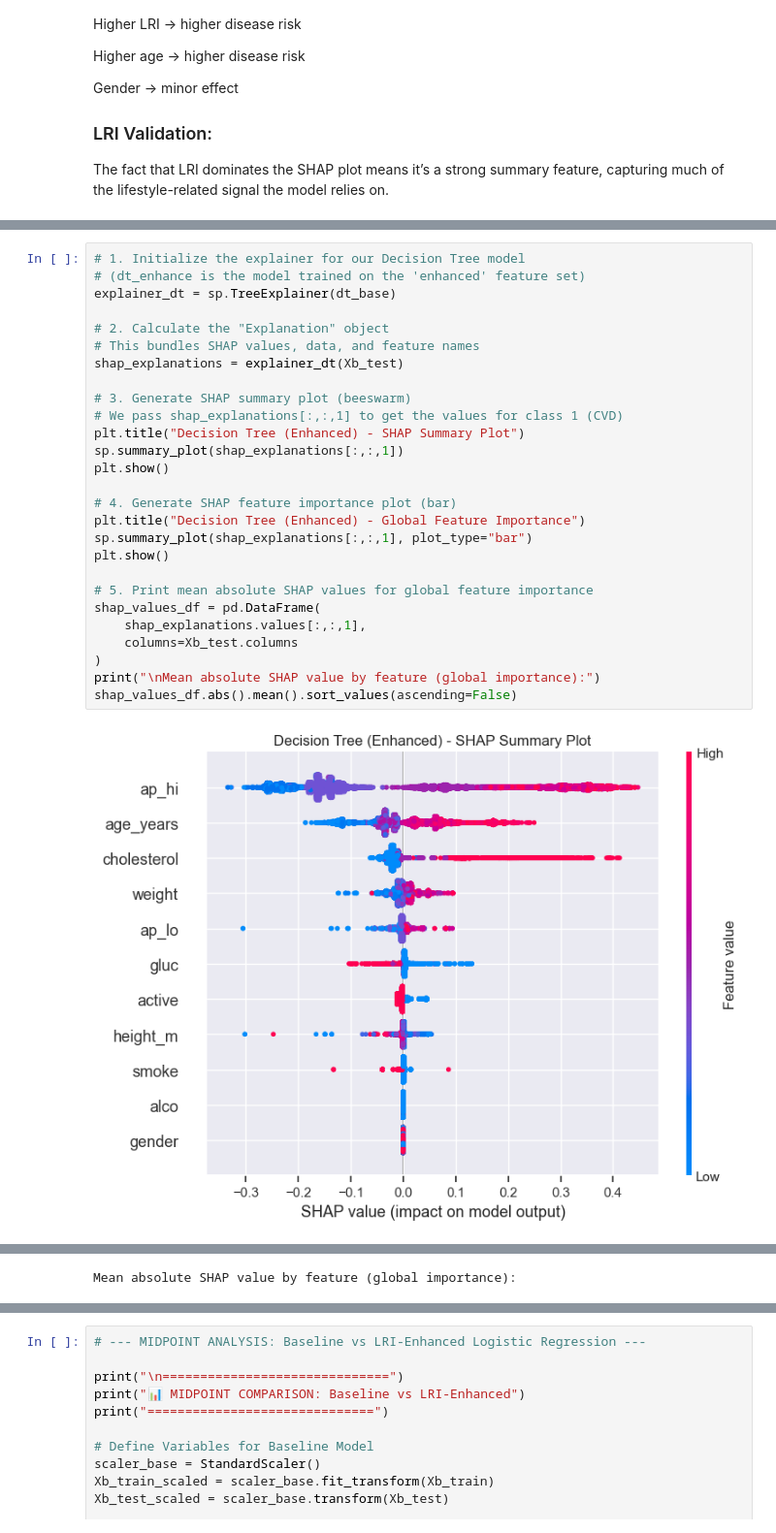
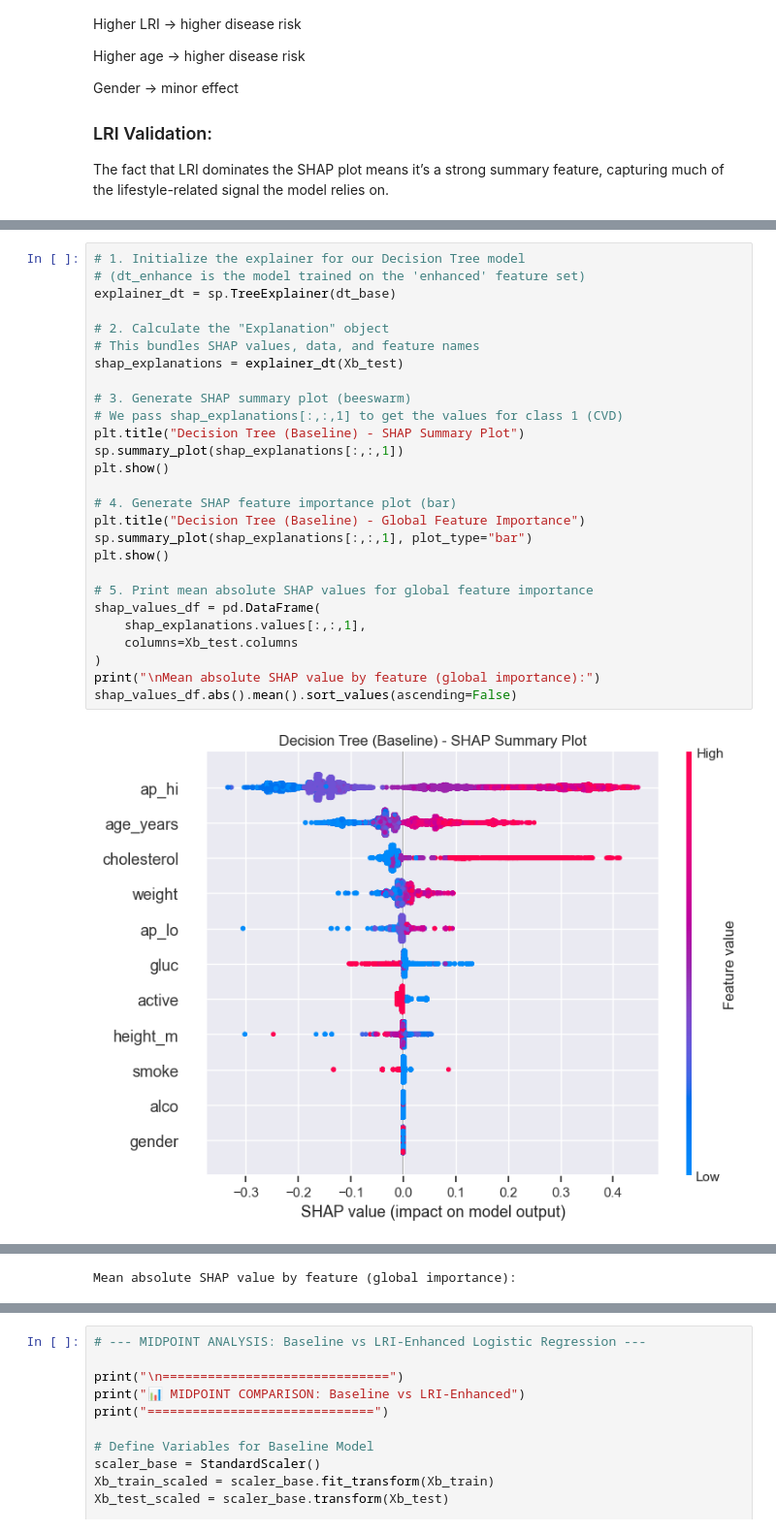
Before and after one commit to DCHAI003/IE0005, a Jupyter notebook: CardioVascular.ipynb, the cells around one changed output, grey strips where cells are left out. Shown at 97% size. Cells and saved outputs as stored; diff of their text form.

```diff
--- a/CardioVascular.ipynb
+++ b/CardioVascular.ipynb
@@ -556,29 +556,29 @@ plt.show()
 # %%
 # 1. Initialize the explainer for our Decision Tree model
 # (dt_enhance is the model trained on the 'enhanced' feature set)
 explainer_dt = sp.TreeExplainer(dt_base)
 
 # 2. Calculate the "Explanation" object
 # This bundles SHAP values, data, and feature names
 shap_explanations = explainer_dt(Xb_test)
 
 # 3. Generate SHAP summary plot (beeswarm)
 # We pass shap_explanations[:,:,1] to get the values for class 1 (CVD)
-plt.title("Decision Tree (Enhanced) - SHAP Summary Plot")
+plt.title("Decision Tree (Baseline) - SHAP Summary Plot")
 sp.summary_plot(shap_explanations[:,:,1])
 plt.show()
 
 # 4. Generate SHAP feature importance plot (bar)
-plt.title("Decision Tree (Enhanced) - Global Feature Importance")
+plt.title("Decision Tree (Baseline) - Global Feature Importance")
 sp.summary_plot(shap_explanations[:,:,1], plot_type="bar")
 plt.show()
 
 # 5. Print mean absolute SHAP values for global feature importance
 shap_values_df = pd.DataFrame(
     shap_explanations.values[:,:,1],
     columns=Xb_test.columns
 )
 print("\nMean absolute SHAP value by feature (global importance):")
 shap_values_df.abs().mean().sort_values(ascending=False)
 # %% [output]
-[figure, old version]
+[figure, new version]
```
Also changed, not shown: parts of 6 cells of this notebook.
